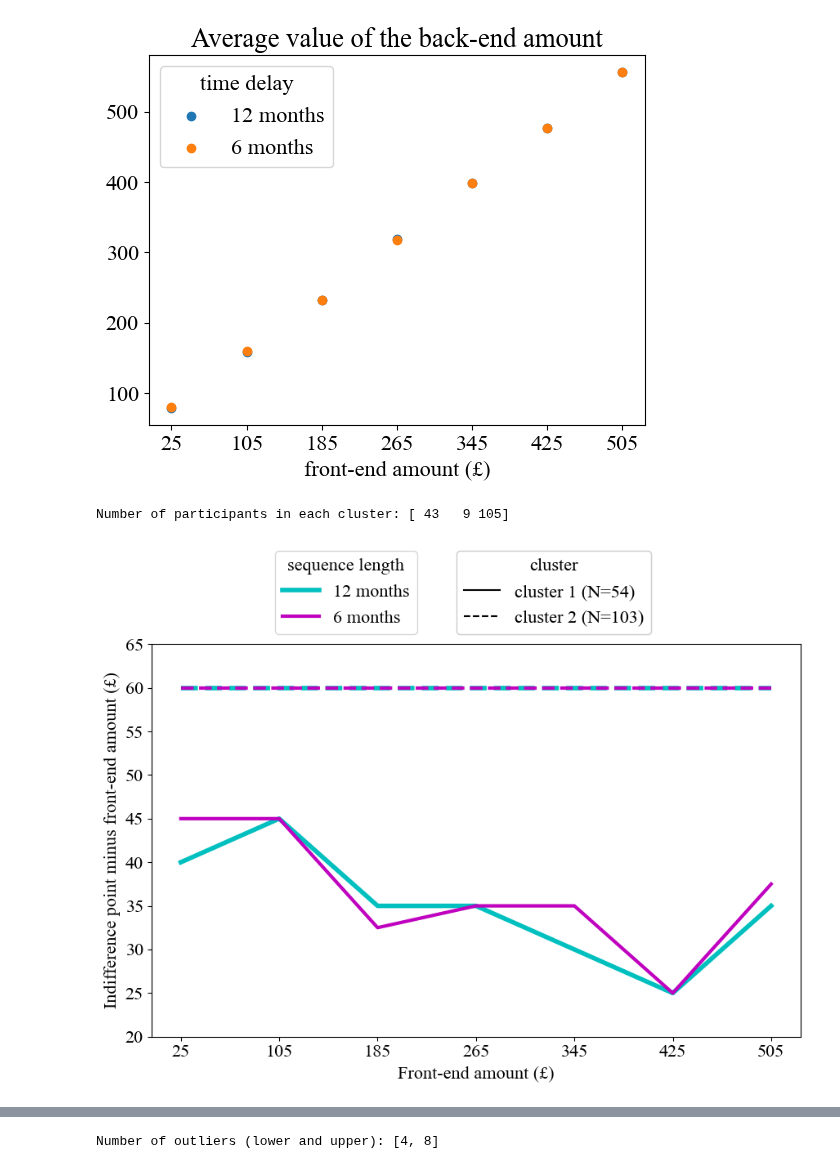
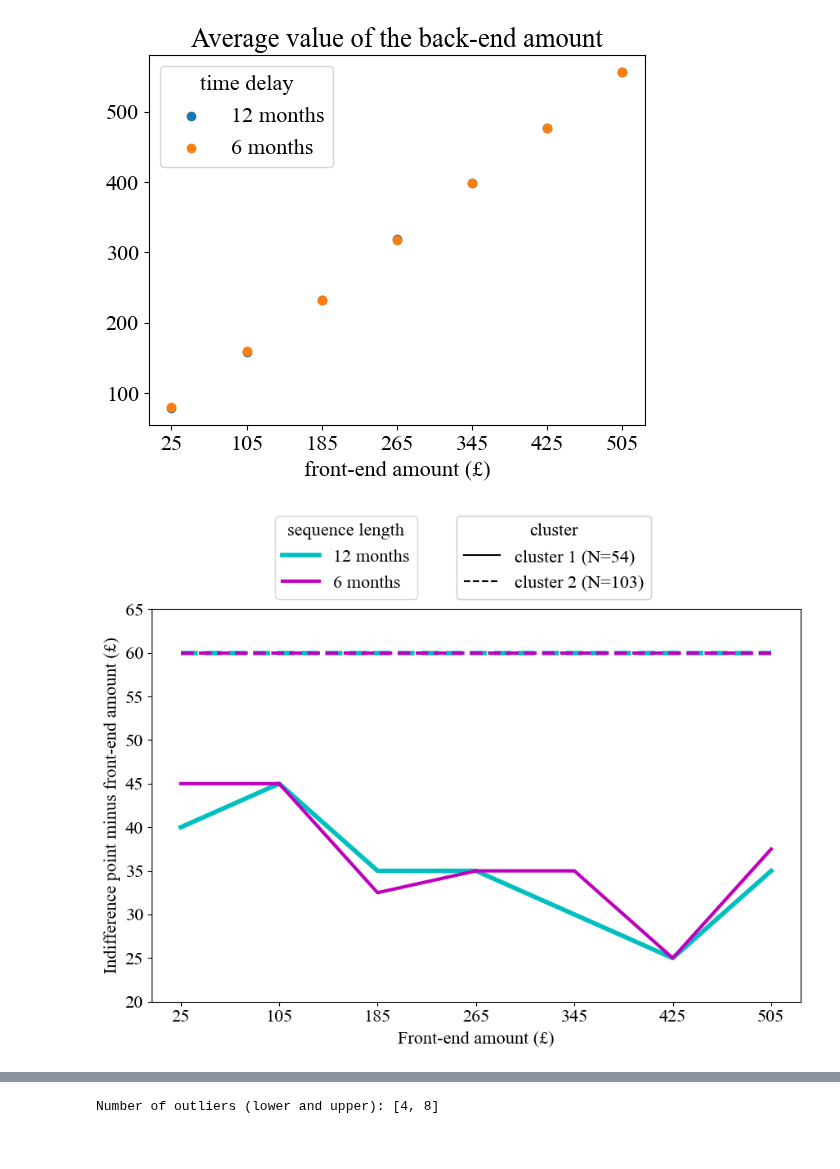
Before and after one commit to zarkwang/attention_discount_project, a Jupyter notebook: experiment_2/analysis.ipynb, the cells around one changed output, grey strips where cells are left out. Saved outputs shown, nothing was run; the diff lists cells and outputs as text; code cells hidden in the pictures.

```diff
--- a/experiment_2/analysis.ipynb
+++ b/experiment_2/analysis.ipynb
@@ -88,48 +91,7 @@ plt.xlabel('front-end amount (£)')
 # %% [output]
 Text(0.5, 0, 'front-end amount (£)')
 [figure]
-# %%
-# If data is clustered to three groups, one of these groups only has 9 subjects
-df_time_pivot_2 = df.pivot(index='worker_id', columns='reward', values='value_surplus')
-kmeans = KMeans(n_clusters=3,random_state=42)
-kmeans.fit(df_time_pivot_2.values)
-print('Number of participants in each cluster:',np.bincount(kmeans.labels_))
-# %% [output]
-Number of participants in each cluster: [ 43   9 105]
-# %%
-df_plot_median = df.groupby(['seq_length','front_amount','label'])['value_surplus'].median().to_frame().reset_index()
-
-color_list = ['c','m']
-linewidth_list = [4,3]
-
-fig,ax  = plt.subplots(2, 1, figsize=(9, 7), gridspec_kw={'height_ratios': [0.15, 0.85]})
-
-for t in range(len(seq_length_list)):
-        tab_plot_0 = df_plot_median[(df_plot_median['seq_length'] == seq_length_list[t]) & (df_plot_median['label'] == 0)]
-        tab_plot_1 = df_plot_median[(df_plot_median['seq_length'] == seq_length_list[t]) & (df_plot_median['label'] == 1)]
-        ax[1].plot(tab_plot_0['front_amount'],tab_plot_0['value_surplus'],ls='solid',c=color_list[t],lw=linewidth_list[t])
-        ax[1].plot(tab_plot_1['front_amount'],tab_plot_1['value_surplus'],ls='dashed',c=color_list[t],lw=linewidth_list[t])
-
-ax[1].plot(np.NaN,np.NaN,ls='solid',c='black')
-ax[1].plot(np.NaN,np.NaN,ls='dashed',c='black')
-
-
-plt.yticks(np.arange(20,70,step=5))
-plt.xlabel('Front-end amount (£)')
-plt.ylabel('Indifference point minus front-end amount (£)')
-
-
-lines = ax[1].get_lines()
-legend1 = plt.legend([lines[i] for i in [0,2]], ["12 months", "6 months"], title='sequence length',
-                     loc='upper center', bbox_to_anchor=(0.3, 1.26))
-legend2 = plt.legend([lines[i] for i in [4,5]], ["cluster 1 (N=54)", "cluster 2 (N=103)"], title='cluster',
-                     loc='upper center', bbox_to_anchor=(0.62, 1.26))
-ax[1].add_artist(legend1)
-ax[1].add_artist(legend2)
-
-ax[0].axis('off')
-plt.tight_layout()
-plt.xticks(front_amount_list)
-plt.show()
-# %% [output]
-[figure, removed]
+# %%
+utils.median_plot(df,label_name='label_kmeans')
+# %% [output]
+[figure, added]
```
Also changed, not shown: parts of 21 cells of this notebook, 17 other files.
